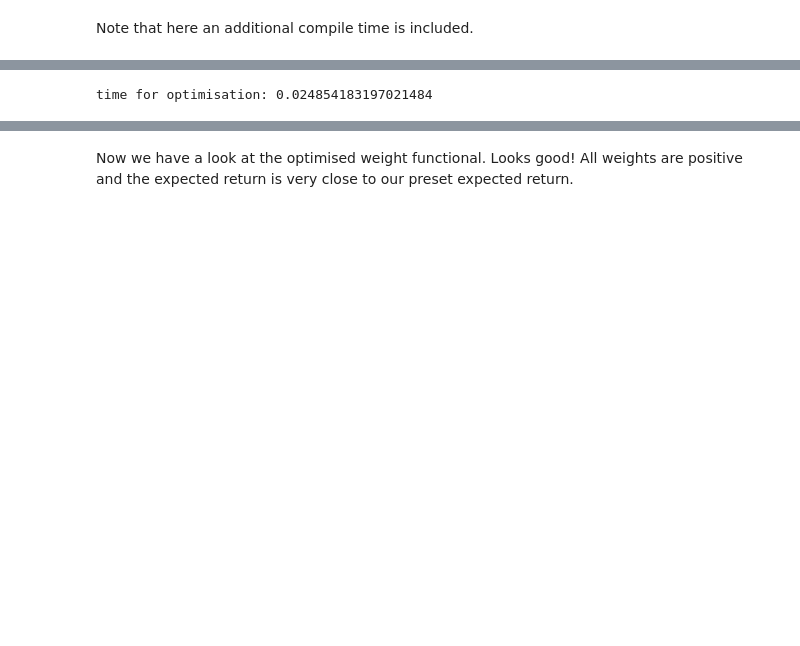
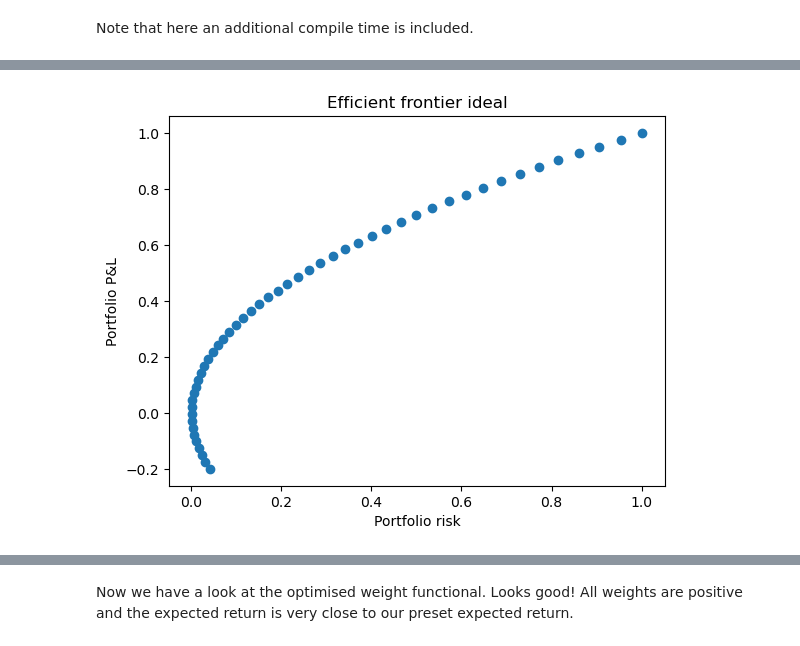
Before and after one commit to yousif-alnaimi/sigoptim, a Jupyter notebook: optimisation/another_mean_variance.ipynb, the cells around one changed output, grey strips where cells are left out. Cells and saved outputs as stored; diff of their text form; code cells hidden in the pictures; blank space fills up the shorter version.

Commit message:
Add efficient frontier

```diff
--- a/optimisation/another_mean_variance.ipynb
+++ b/optimisation/another_mean_variance.ipynb
@@ -536,15 +538,37 @@ from scipy.optimize import minimize,LinearConstraint
 
 exp_return = 0.05
 
-object_function = lambda coeff: coeff.T@(var_coeff+np.eye(var_coeff.shape[0])*1e-5)@coeff
+def signature_mean_variance_optim(exp_return):
+    object_function = lambda coeff: coeff.T@(var_coeff+np.eye(var_coeff.shape[0])*1e-5)@coeff
 
-cons = ({'type': 'eq', 'fun': lambda coeff: np.squeeze(mean_weights)@coeff-exp_return},
-                   {'type': 'eq', 'fun': lambda coeff: weights_sum@coeff-1},
-                   LinearConstraint(A,lb=np.zeros(dim),ub=np.ones(dim)))
+    cons = ({'type': 'eq', 'fun': lambda coeff: np.squeeze(mean_weights)@coeff-exp_return},
+                       {'type': 'eq', 'fun': lambda coeff: weights_sum@coeff-1},
+                       LinearConstraint(A,lb=np.zeros(dim),ub=np.ones(dim)))
 
-start = time.time()
-res = minimize(object_function, np.ones(length_of_signature(dim,level)*3), method='SLSQP',
-               constraints=cons)
-print('time for optimisation:',time.time()-start)
+    start = time.time()
+    res = minimize(object_function, np.ones(length_of_signature(dim,level)*3), method='SLSQP',
+                   constraints=cons)
+    # print('time for optimisation:',time.time()-start)
+    return res
-# %% [output]
-time for optimisation: 0.024854183197021484
+# %%
+def portfolio_variance(res, var_coeff):
+    return res.x.T @ var_coeff @ res.x
+
+def portfolio_exp_ret(mean_weights, res):
+    return np.squeeze(mean_weights) @ res.x
+# %%
+expected_pnls = np.linspace(-0.2, 1, 50)
+ellstars = []
+for pnl in tqdm(expected_pnls):
+    ellstars.append(signature_mean_variance_optim(pnl))
+
+risks = [portfolio_variance(ell, var_coeff) for ell in ellstars]
+pnls_real = [portfolio_exp_ret(mean_weights, ell) for ell in ellstars]
+# %%
+plt.scatter(risks, expected_pnls)
+plt.xlabel('Portfolio risk')
+plt.ylabel('Portfolio P&L')
+plt.title('Efficient frontier ideal')
+plt.show()
+# %% [output]
+[figure, added]
```
Also changed, not shown: parts of 8 cells of this notebook, 1 other file.
